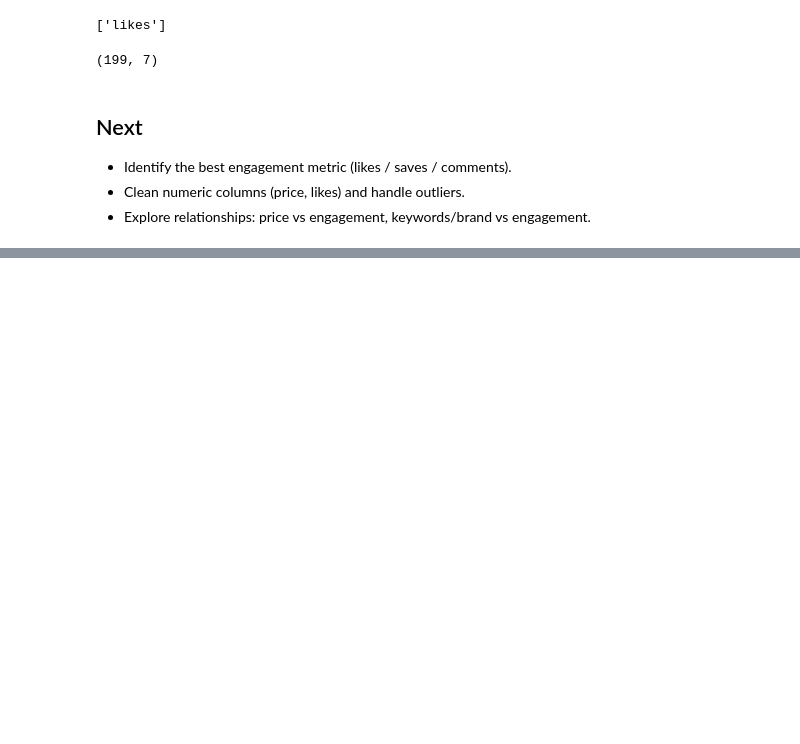
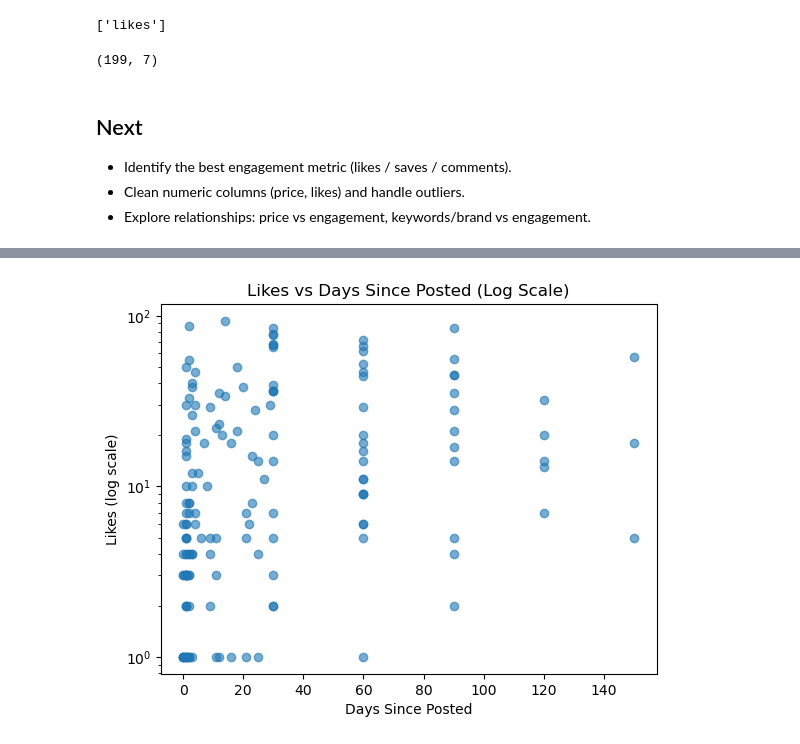
Before and after one commit to savmul/depop-engagement-analysis, a Jupyter notebook: notebooks/01_eda_engagement.ipynb, the cells around one changed output, grey strips where cells are left out. Saved outputs shown, nothing was run; the diff lists cells and outputs as text; code cells hidden in the pictures; blank space fills up the shorter version.

```diff
--- a/notebooks/01_eda_engagement.ipynb
+++ b/notebooks/01_eda_engagement.ipynb
@@ -415,0 +520,10 @@ df.shape
+# %%
+plt.figure()
+plt.scatter(df["days_since_posted"], df["likes"], alpha=0.6)
+plt.yscale("log")
+plt.xlabel("Days Since Posted")
+plt.ylabel("Likes (log scale)")
+plt.title("Likes vs Days Since Posted (Log Scale)")
+plt.show()
+# %% [output]
+[figure, added]
```
Also changed, not shown: parts of 22 cells of this notebook.
